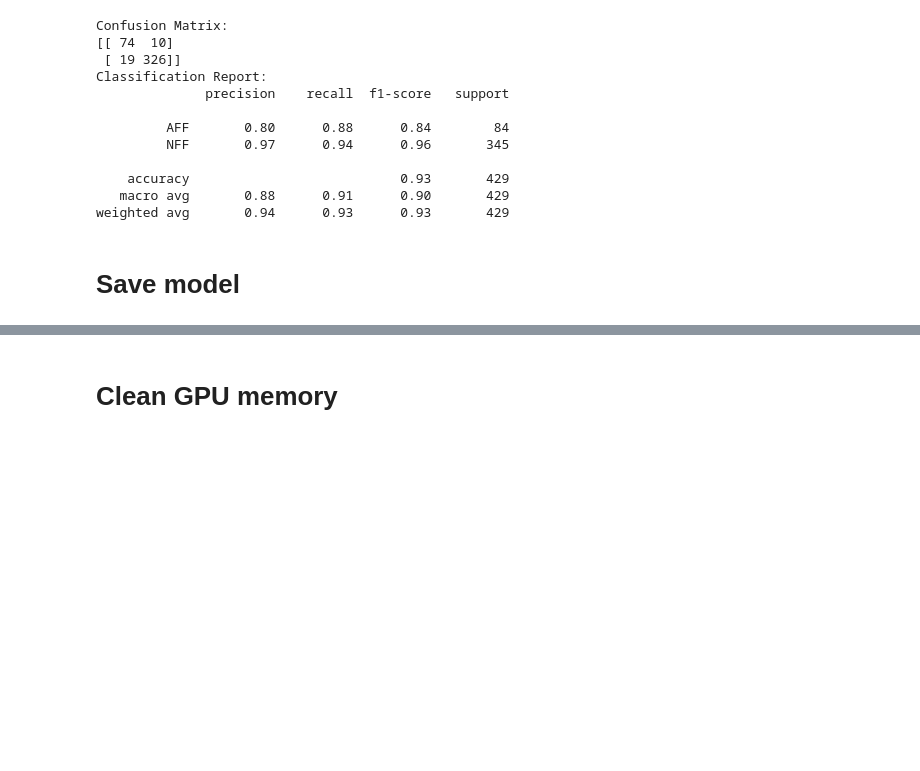
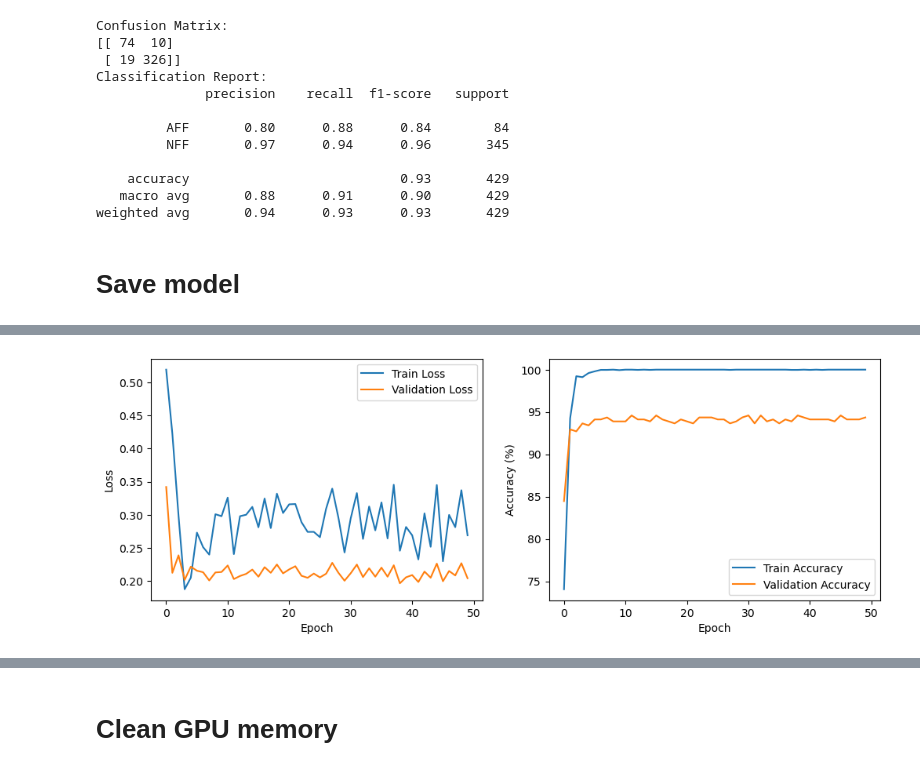
Before and after one commit to honzh073/FL, a Jupyter notebook: localnn/2_patient_level/2_1_cnn.ipynb, the cells around one changed output, grey strips where cells are left out. Cells and saved outputs as stored; diff of their text form; code cells hidden in the pictures; blank space fills up the shorter version.

```diff
--- a/localnn/2_patient_level/2_1_cnn.ipynb
+++ b/localnn/2_patient_level/2_1_cnn.ipynb
@@ -351,7 +352,7 @@ weighted avg       0.94      0.93      0.93       429
 from torchvision.models import resnet152, ResNet152_Weights
 
 # Settings
-lr = 0.00001
+lr = 0.0001
 step_size = 5
 gamma = 0.1
 
@@ -453 +470,2 @@ Epoch 1/50, Train Loss: 0.6777, Validation Loss: 0.6694, Train Acc: 47.08%, Vali
+[figure, added]
 # %%
```
Also changed, not shown: parts of 4 cells of this notebook.
